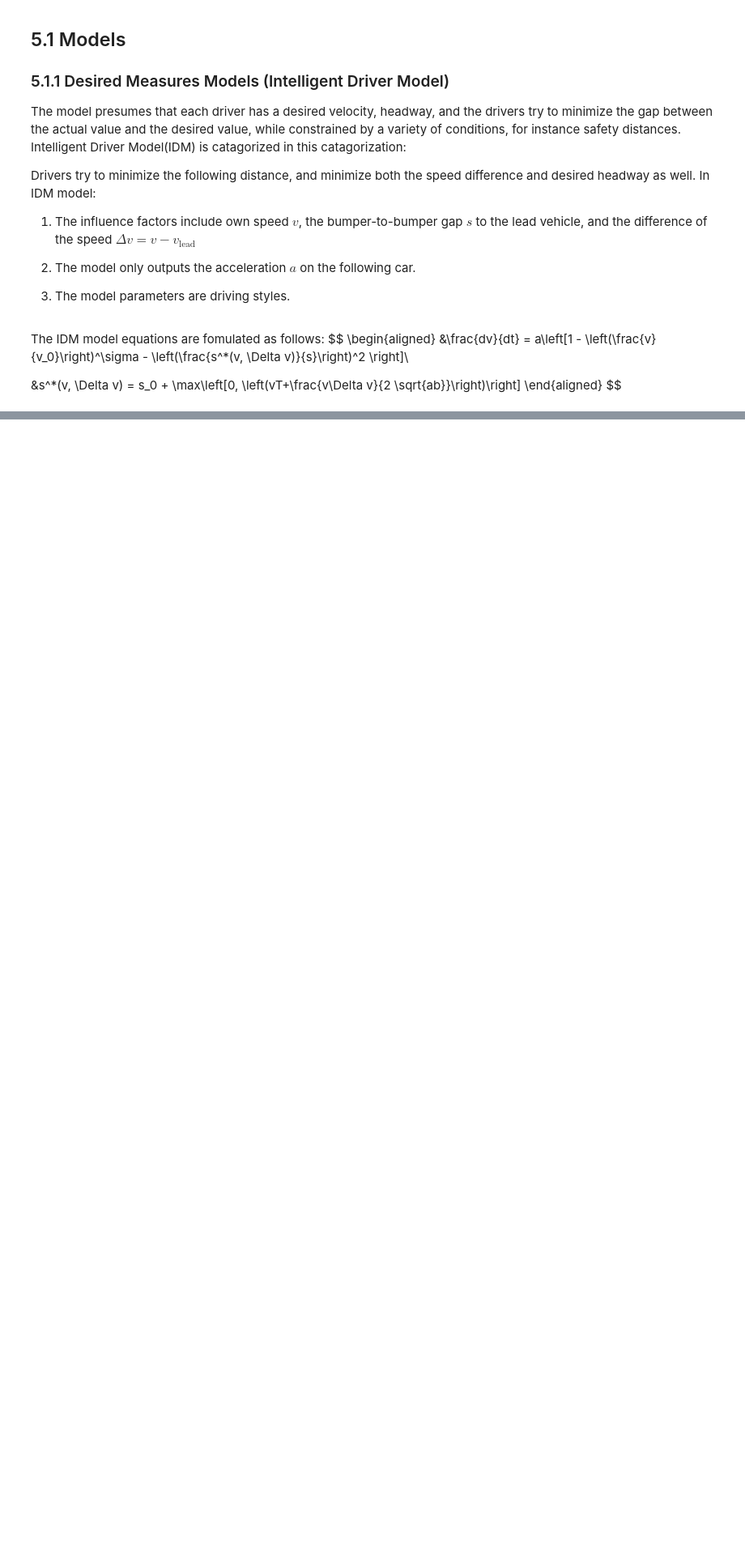
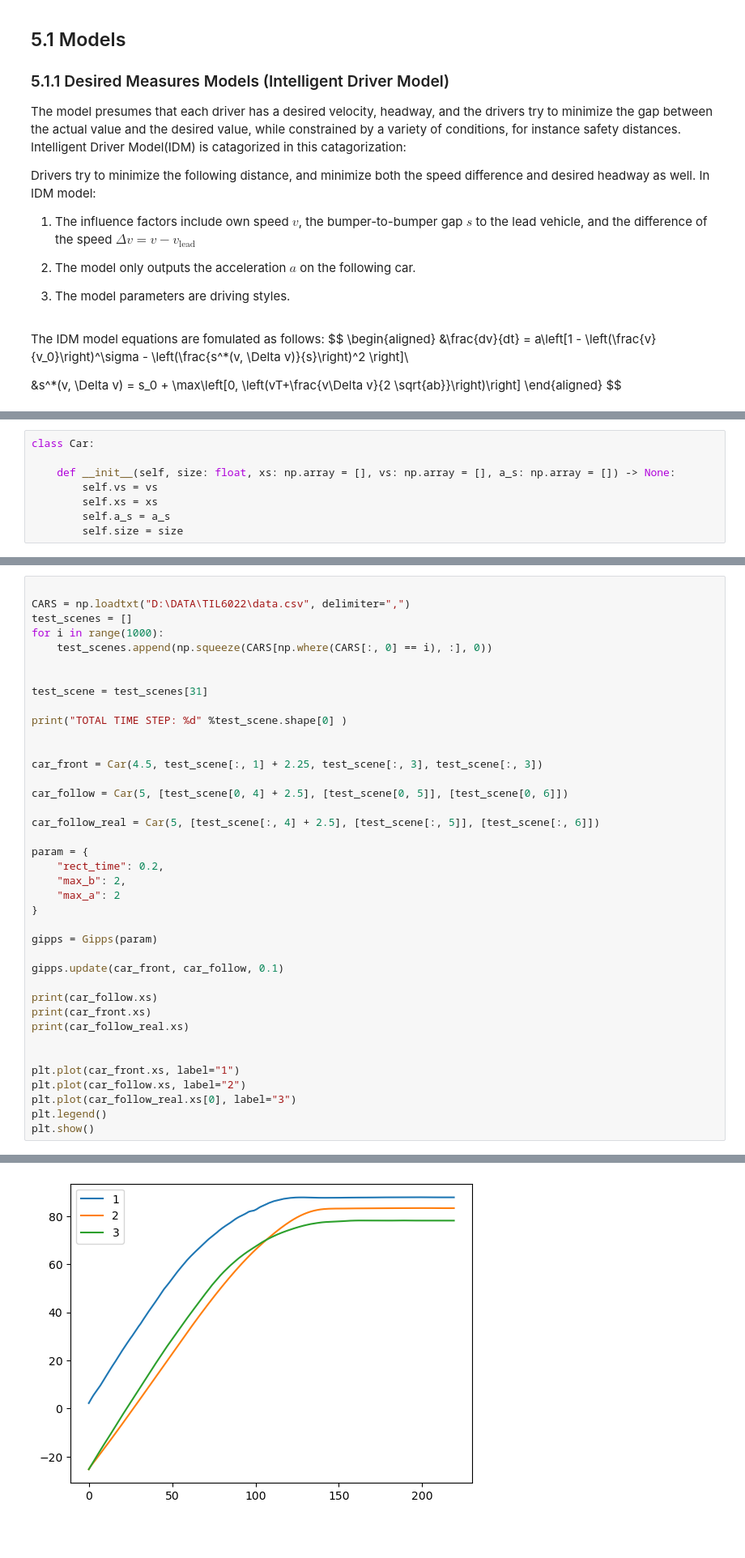
Before and after one commit to 88Cin/TIL-Group15, a Jupyter notebook: files/project.ipynb, the cells around one changed output, grey strips where cells are left out. Shown at 81% size. Saved outputs shown, nothing was run; the diff lists cells and outputs as text; blank space fills up the shorter version.

Commit message:
add data exploration and models codes

```diff
--- a/files/project.ipynb
+++ b/files/project.ipynb
@@ -156,0 +161,8 @@ $$
+# %%
+class Car:
+
+    def __init__(self, size: float, xs: np.array = [], vs: np.array = [], a_s: np.array = []) -> None:
+        self.vs = vs
+        self.xs = xs
+        self.a_s = a_s
+        self.size = size
@@ -156,0 +246,40 @@ $$
+# %%
+
+CARS = np.loadtxt("D:\DATA\TIL6022\data.csv", delimiter=",")
+test_scenes = []
+for i in range(1000):
+    test_scenes.append(np.squeeze(CARS[np.where(CARS[:, 0] == i), :], 0))
+
+
+test_scene = test_scenes[31]
+
+print("TOTAL TIME STEP: %d" %test_scene.shape[0] )
+
+
+car_front = Car(4.5, test_scene[:, 1] + 2.25, test_scene[:, 3], test_scene[:, 3])
+
+car_follow = Car(5, [test_scene[0, 4] + 2.5], [test_scene[0, 5]], [test_scene[0, 6]])
+
+car_follow_real = Car(5, [test_scene[:, 4] + 2.5], [test_scene[:, 5]], [test_scene[:, 6]])
+
+param = {
+    "rect_time": 0.2,
+    "max_b": 2,
+    "max_a": 2
+}
+
+gipps = Gipps(param)
+
+gipps.update(car_front, car_follow, 0.1)
+
+print(car_follow.xs)
+print(car_front.xs)
+print(car_follow_real.xs)
+
+
+plt.plot(car_front.xs, label="1")
+plt.plot(car_follow.xs, label="2")
+plt.plot(car_follow_real.xs[0], label="3")
+plt.legend()
+plt.show()
+# %% [output]
@@ -157,3 +303,4 @@ $$
+[figure, added]
 # %% [markdown]
 ##
 # %% [markdown]
```
Also changed, not shown: parts of 9 cells of this notebook, 2 other files.
